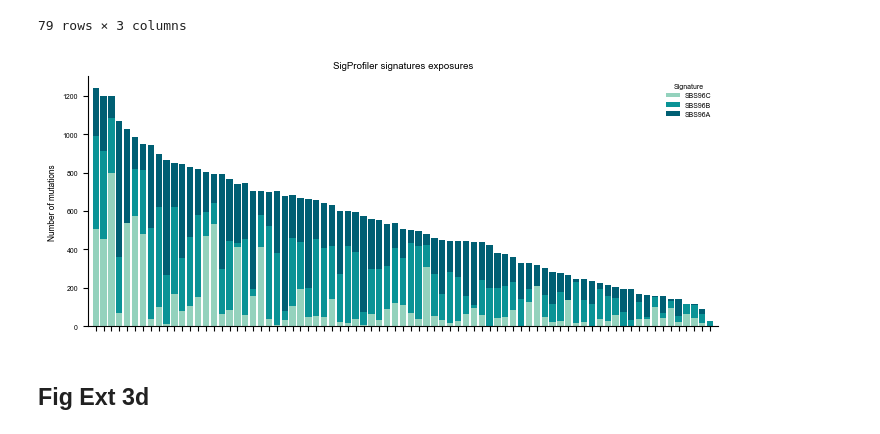
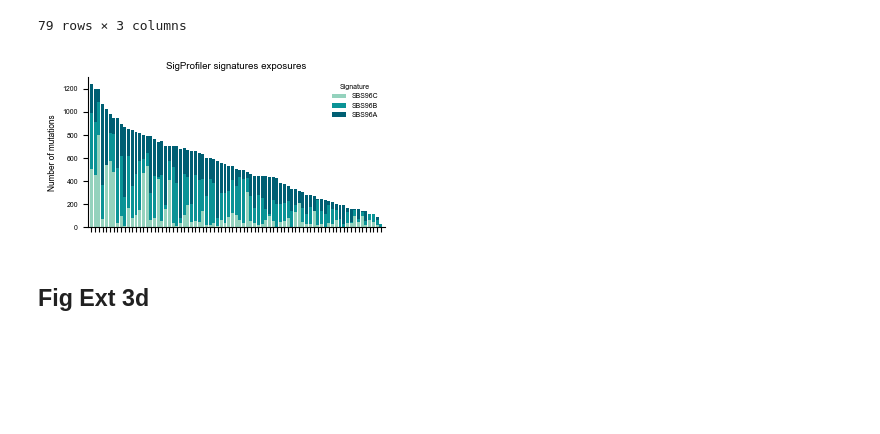
Before and after one commit to bbglab/normal_bladder_paper, a Jupyter notebook: extended/extended3/Extended_fig3_signatures.ipynb, the cells around one changed output. Drawn from its saved outputs; the diff is of its cells as text; code cells hidden in the pictures; blank space fills up the shorter version.

```diff
--- a/extended/extended3/Extended_fig3_signatures.ipynb
+++ b/extended/extended3/Extended_fig3_signatures.ipynb
@@ -50,7 +50,7 @@ sigprofiler_sign_df
 | T[T>G]T | 0.002910 | 0.011239 | 0.004096 |
 96 rows × 3 columns
 # %%
-fig, axs = plt.subplots(3, 1, figsize=(4.130, 2.559))
+fig, axs = plt.subplots(3, 1, figsize=(3.665, 2.259))
 axs = axs.flatten()
 
 # loop through profiles
@@ -85,7 +85,7 @@ hdp_sign_df
 | T[T>G]T | 0.005199 | 0.002044 | 0.025560 | 0.028149 | 0.031227 |
 96 rows × 5 columns
 # %%
-fig, axs = plt.subplots(5, 1, figsize=(4.130, 5.1))
+fig, axs = plt.subplots(5, 1, figsize=(3.665, 3.765))
 axs = axs.flatten()
 
 # loop through profiles
@@ -167,31 +167,31 @@ sigprofiler_exposures
 | P19_0036_BTR_01 | 0 | 25 | 0 |
 79 rows × 3 columns
 # %%
-fig, ax = plt.subplots(1, 1, figsize = (7, 3))
+fig, ax = plt.subplots(1, 1, figsize = (3.665,  2))
 
 x = np.arange(len(sigprofiler_exposures.index))
 bottom = np.zeros(len(sigprofiler_exposures))
 
 for signature in reversed(sigprofiler_exposures.columns):
     ax.bar(x, sigprofiler_exposures[signature], bottom=bottom, label=signature,
            color=sigprofiler2color[signature])
     bottom += sigprofiler_exposures[signature]
 
 ax.set_xticks(x)
 ax.set_xlim(-1, len(x))
 ax.set_xticklabels([])
 ax.set_ylabel('Number of mutations', fontsize = plots_general_config["xylabel_fontsize"])
 ax.set_title('SigProfiler signatures exposures', fontsize = plots_general_config["title_fontsize"])
 ax.legend(title='Signature', fontsize=plots_general_config["legend_fontsize"],
           title_fontsize=plots_general_config["legend_fontsize"], frameon=False)
 ax.spines['right'].set_visible(False)
 ax.spines['top'].set_visible(False)
 plt.tight_layout()
 plt.savefig("plots/ExtendedFig3c_sigprofiler.pdf",
             dpi = 300, bbox_inches = 'tight')
 plt.show()
 # %% [output]
-[figure, old version]
+[figure, new version]
 # %% [markdown]
 ## Fig Ext 3d
 # %%
```
Also changed, not shown: parts of 3 cells of this notebook, 6 other files.
